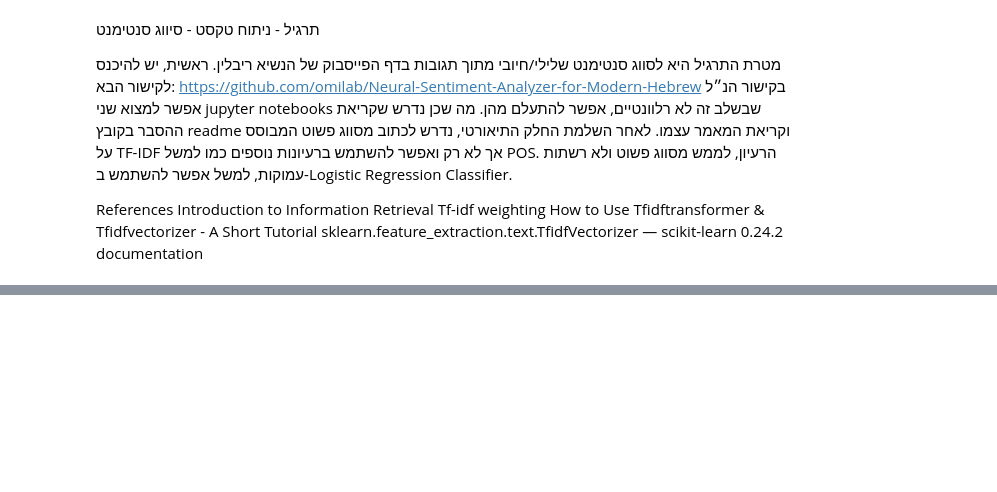
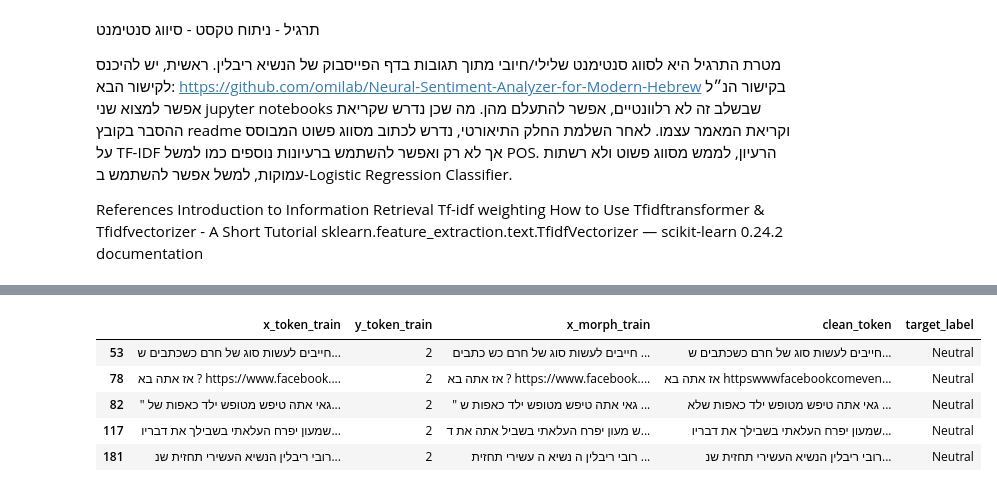
Before and after one commit to wzeyal/DataScience, a Jupyter notebook: DS_Training/NLP/Sentiment_Analysis.ipynb, the cells around one changed output, grey strips where cells are left out. Cells and saved outputs as stored; diff of their text form; code cells hidden in the pictures; blank space fills up the shorter version.

```diff
--- a/DS_Training/NLP/Sentiment_Analysis.ipynb
+++ b/DS_Training/NLP/Sentiment_Analysis.ipynb
@@ -283,0 +207,9 @@ Which repesent the sentiment:
+# %%
+train_df[train_df.target_label == "Neutral"][:5]
+# %% [output]
+|  | x_token_train | y_token_train | x_morph_train | clean_token | target_label |
+| 53 | חייבים לעשות סוג של חרם כשכתבים ש... | 2 | חייבים לעשות סוג של חרם כש כתבים ... | חייבים לעשות סוג של חרם כשכתבים ש... | Neutral |
+| 78 | אז אתה בא ? https://www.facebook.... | 2 | אז אתה בא ? https://www.facebook.... | אז אתה בא httpswwwfacebookcomeven... | Neutral |
+| 82 | " גאי אתה טיפש מטופש ילד כאפות של... | 2 | " גאי אתה טיפש מטופש ילד כאפות ש ... | גאי אתה טיפש מטופש ילד כאפות שלא ... | Neutral |
+| 117 | שמעון יפרח העלאתי בשבילך את דבריו... | 2 | ש מעון יפרח העלאתי בשביל אתה את ד... | שמעון יפרח העלאתי בשבילך את דבריו... | Neutral |
+| 181 | רובי ריבלין הנשיא העשירי תחזית שנ... | 2 | רובי ריבלין ה נשיא ה עשירי תחזית ... | רובי ריבלין הנשיא העשירי תחזית שנ... | Neutral |
```
Also changed, not shown: parts of 70 cells of this notebook, 2 other files.
